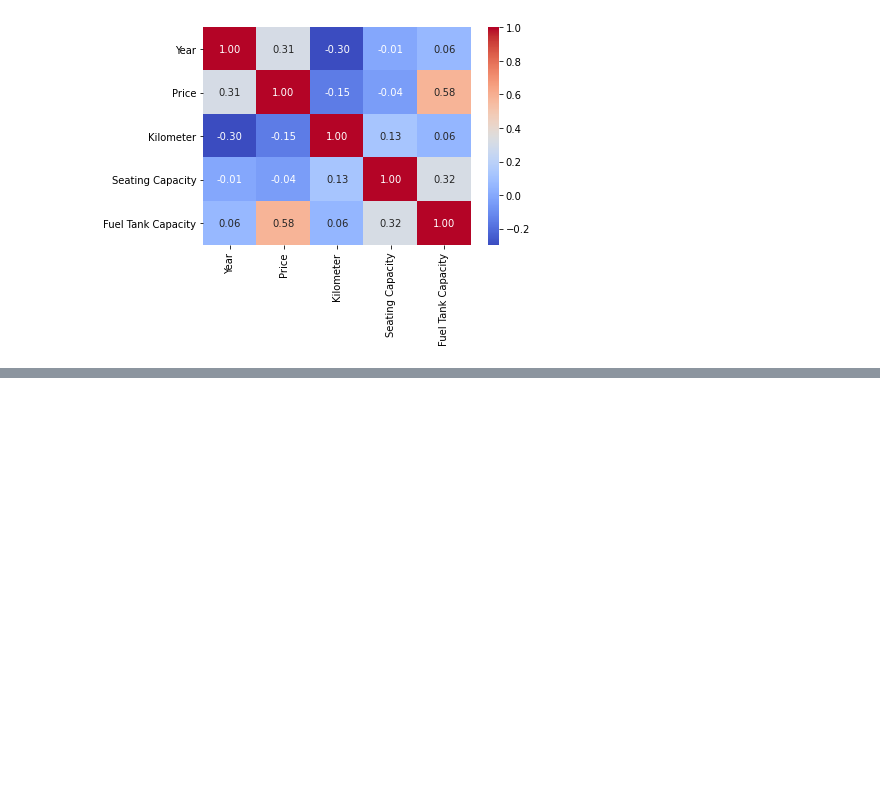
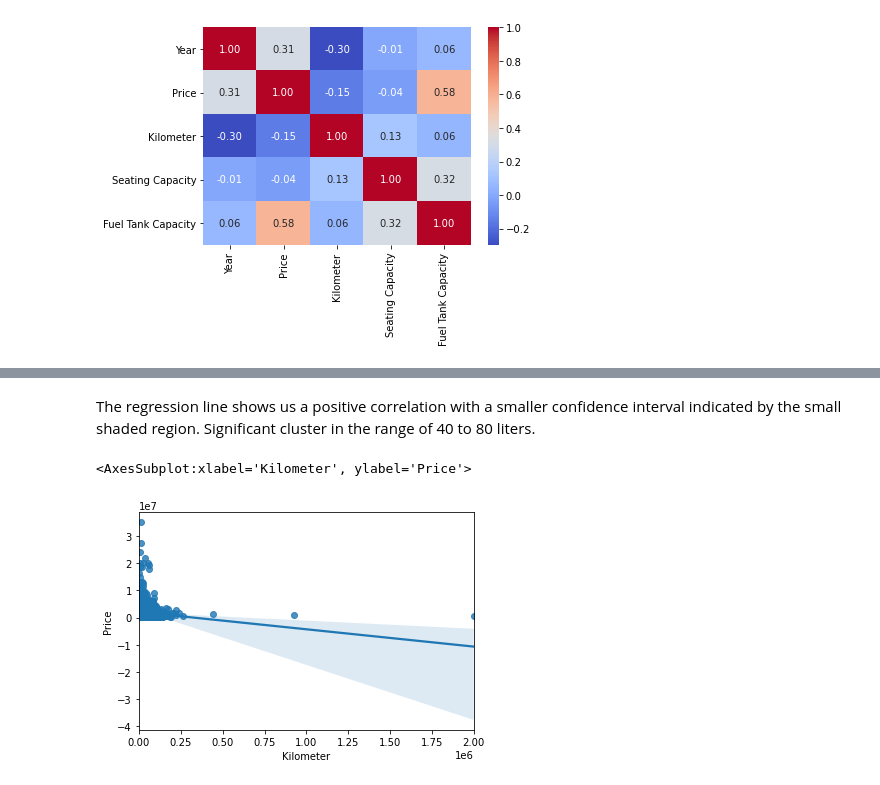
Before and after one commit to akhildamani45/STSCI3740_final_proj, a Jupyter notebook: STSCI_3740_proj.ipynb, the cells around one changed output, grey strips where cells are left out. Drawn from its saved outputs; the diff is of its cells as text; code cells hidden in the pictures; blank space fills up the shorter version.

```diff
--- a/STSCI_3740_proj.ipynb
+++ b/STSCI_3740_proj.ipynb
@@ -24,0 +34,9 @@ sns.heatmap(corr, annot=True, cmap='coolwarm', fmt='.2f')
+# %% [markdown]
+The regression line shows us a positive correlation with a smaller confidence interval indicated by the small shaded region. Significant cluster in the range of 40 to 80 liters.
+# %%
+target = data.Price
+df = data.drop(columns = ['Price'])
+sns.regplot(x=data['Kilometer'], y=target, data=df, label='Seating Capacity')
+# %% [output]
+<AxesSubplot:xlabel='Kilometer', ylabel='Price'>
+[figure, added]
```
Also changed, not shown: parts of 8 cells of this notebook.
